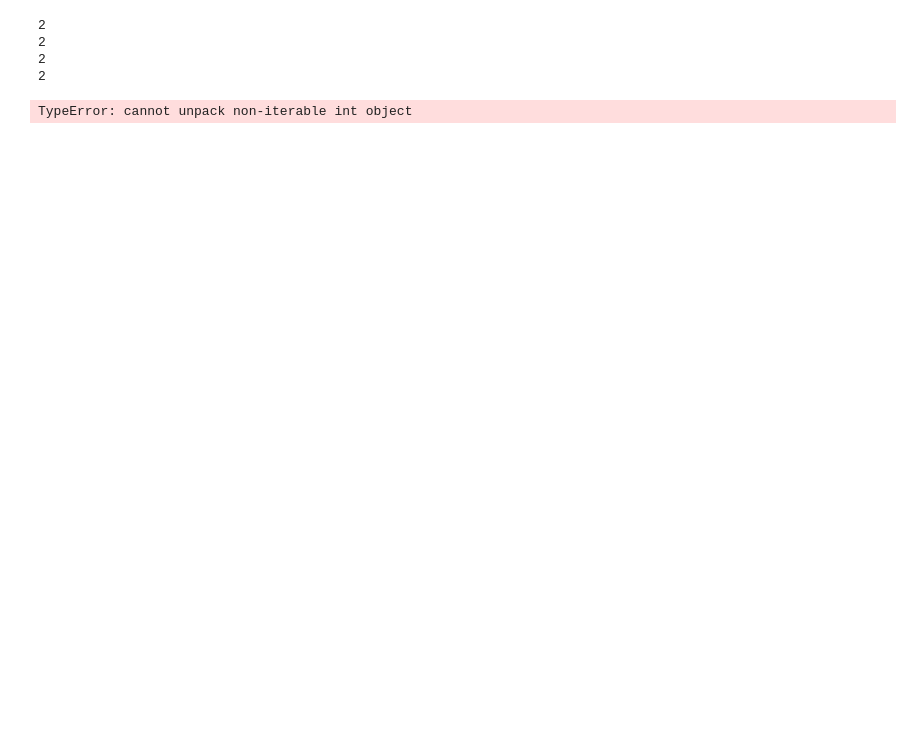
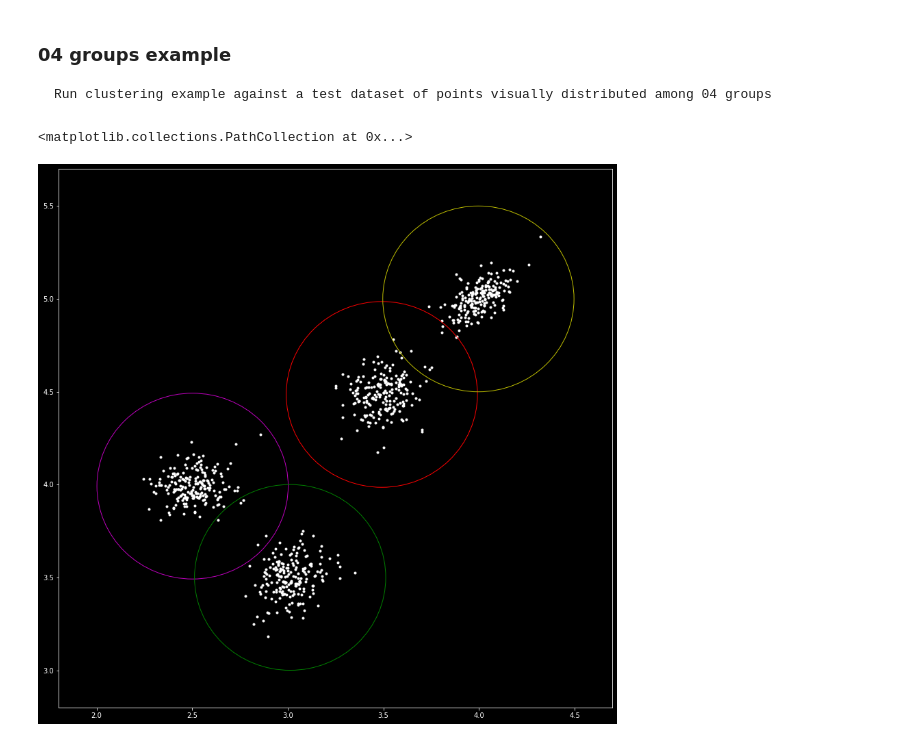
Before and after one commit to hjcostabr76/ml, a Jupyter notebook: clustering/c-means/nb_c_means.ipynb, the cells around one changed output. Drawn from its saved outputs; the diff is of its cells as text; code cells hidden in the pictures; blank space fills up the shorter version.

Commit message:
feat(c-means): implement

```diff
--- a/clustering/c-means/nb_c_means.ipynb
+++ b/clustering/c-means/nb_c_means.ipynb
@@ -112,24 +12,48 @@ array([0., 0.])
-# %%
-centroids = np.array([ (12, 4.5453), (8, 23.1) ])
-# X = df.values[:2, :]
-X = df.values
-cIndex = 1
-# print(X)
-# centroids
-for i in range(4):
-    print(2)
-# %% [output]
-2
-2
-2
-2
-# %%
-# foo = [(1, 'a'), (1, 'b'), (1, 'c')]
-foo = [1, 23, 34, 4]
-
-# [print(i, j) for i, j in foo]
-
-for i, j in e(foo):
-    print(i, j)
-# %% [output]
-TypeError: cannot unpack non-iterable int object
+# %% [markdown]
+### 04 groups example
+    Run clustering example against a test dataset of points visually distributed among 04 groups
+# %%
+
+# Read dataset
+df = pd.read_csv(filepath_or_buffer='./file/ds-fcm.csv', header=None, names=['x', 'y'])
+
+# Determine centroids
+k = 4
+cMeans = FuzzyCMeans(X=df.values, k=k, m=2, maxDelta=.001, maxEpochs=1000)
+centroids = cMeans.fit().getCentroids()
+
+# Plotting parameters
+radius = .5
+centroidColors = ['r', 'y', 'm', 'g']
+
+minX = np.min(centroids[:, 0])
+maxX = np.max(centroids[:, 0])
+minY = np.min(centroids[:, 1])
+maxY = np.max(centroids[:, 1])
+
+graphPadding = .2 + radius
+xRange = (minX - graphPadding, maxX + graphPadding)
+yRange = (minY - graphPadding, maxY + graphPadding)
+
+aux = 5
+sizeR = aux * (yRange[1] - yRange[0])
+sizeC = aux * (xRange[1] - xRange[0])
+
+# Plot centroids
+plt.figure(figsize=(sizeR, sizeC))
+ax = plt.gca()
+
+ax.cla() # Clear (what?) things
+ax.set_xlim(xRange)
+ax.set_ylim(yRange)
+
+for j in range(k):
+    x, y = centroids[j, :]
+    circle = plt.Circle((x, y), radius, color=centroidColors[j], fill=False)
+    ax.add_patch(circle)
+
+# Plot points
+plt.scatter(df['x'].values, df['y'].values, color='w', marker='.')
+# %% [output]
+<matplotlib.collections.PathCollection at 0x...>
+[figure, added]
```
Also changed, not shown: parts of 7 cells of this notebook, 2 other files.
